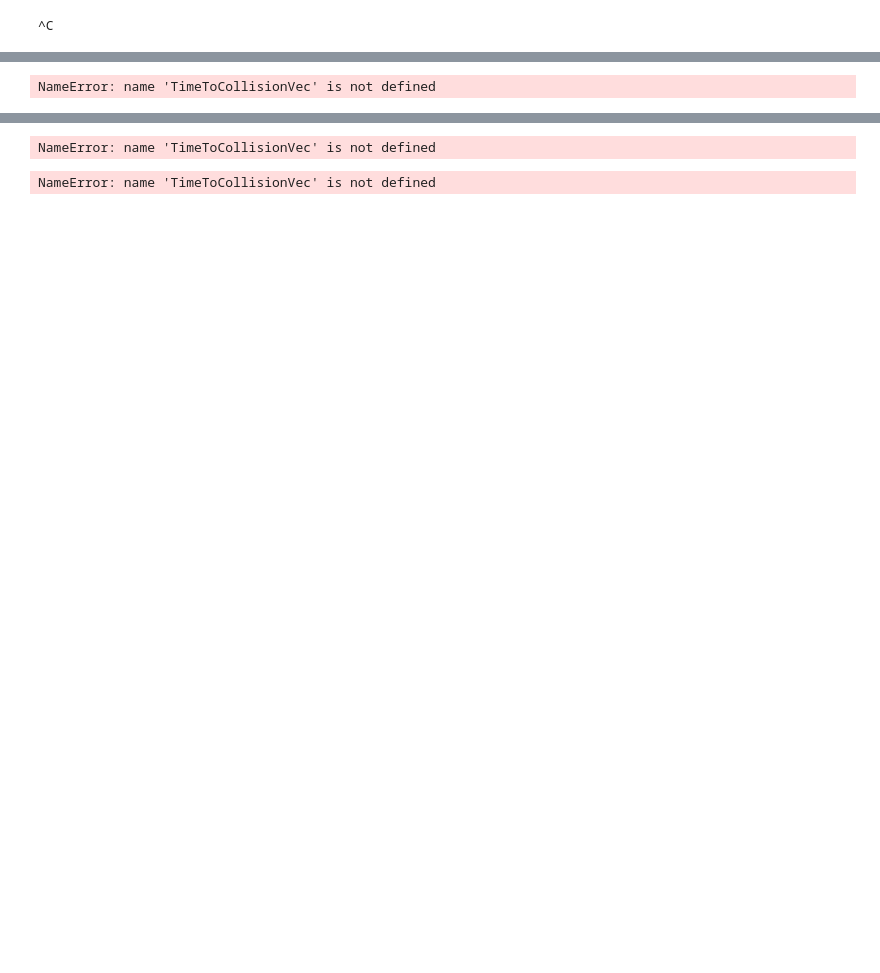
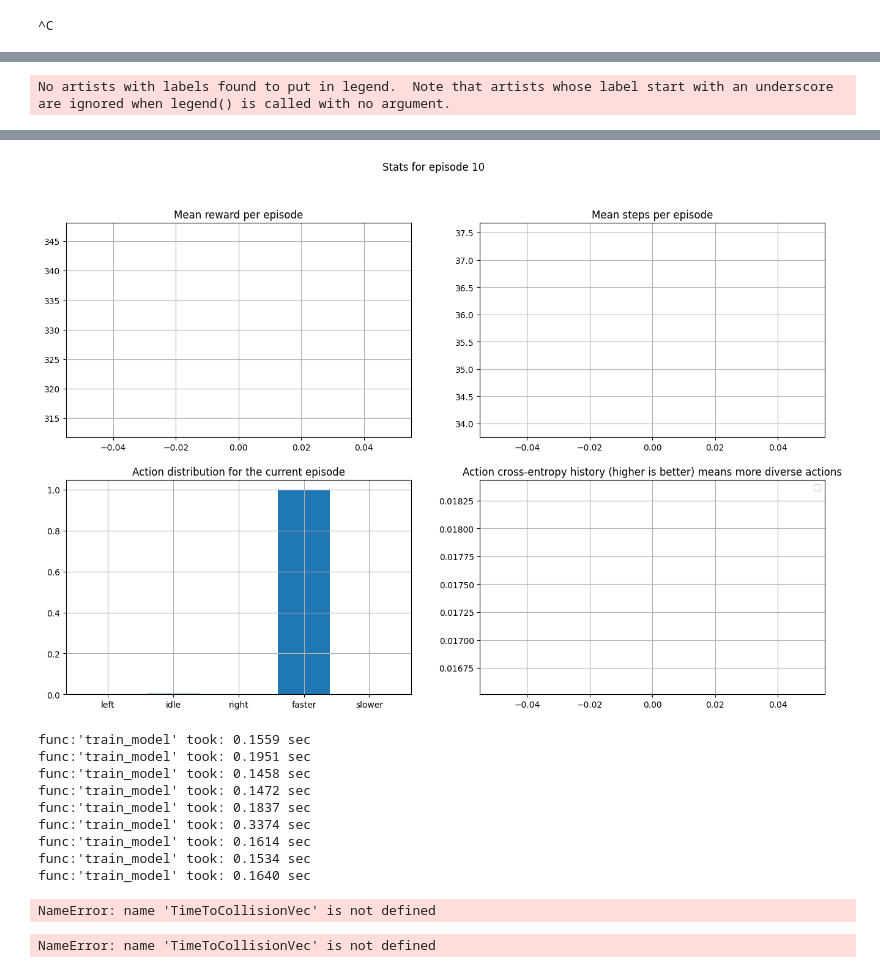
Before and after one commit to ontenkutsenko/RL_Autonomous_Driving, a Jupyter notebook: Individual Notebooks/mateus_testing_continuous_2.ipynb, the cells around one changed output, grey strips where cells are left out. Drawn from its saved outputs; the diff is of its cells as text; code cells hidden in the pictures; blank space fills up the shorter version.

```diff
--- a/Individual Notebooks/mateus_testing_continuous_2.ipynb
+++ b/Individual Notebooks/mateus_testing_continuous_2.ipynb
@@ -316,8 +318,8 @@ class DQNAgent:
     def create_model(self):
         if self.model_type == 'CNN':
             return CNN(self.env.obs_space_shape, self.env.action_space_size)
-        elif self.model_type == 'NN':
-            return NN(self.env.obs_space_shape, self.env.action_space_size)
+        elif self.model_type == 'NN_1':
+            return NN_1(self.env.obs_space_shape, self.env.action_space_size)
         elif self.model_type == 'CNN_2':
             return CNN_2(self.env.obs_space_shape, self.env.action_space_size)
         elif self.model_type == 'NN_2':
@@ -343,6 +345,8 @@ class DQNAgent:
         self.gamma, self.alpha = gamma, alpha
         self.current_episode, self.step = 0, 0
         self.mean_rw_history, self.mean_steps_history, self.loss_hist, self.action_distribution_history = [], [], [], []
+        self.current_best_reward = 0
+        self.action_crossentropy_hist = []
 
     def update_replay_memory(self, transition):
         self.replay_memory.extend(transition)
@@ -409,6 +413,7 @@ class DQNAgent:
           self.init()
 
         start_time = time.time()
+        tollerance_counter = 0
         for episode in tqdm(range(self.current_episode, episodes), unit='episode'):
             current_states = self.env.reset()
             self.current_episode += 1
@@ -435,14 +440,20 @@ class DQNAgent:
             self.loss_hist.append(loss) if loss is not None else None
 
             if self.current_episode % evaluation_freq == 0:
-                rewards_mean, steps_mean, action_distribution = self.evaluate_and_render(n_games=3, steps=200)
+                rewards_mean, steps_mean, action_distribution = self.evaluate(n_games=10, steps=120)
                 self.mean_rw_history.append(rewards_mean)
                 self.mean_steps_history.append(steps_mean)
                 self.action_distribution_history.append(action_distribution)
+                action_cross_entropy = -np.sum(action_distribution * np.log(action_distribution + 1e-6))
+                self.action_crossentropy_hist.append(action_cross_entropy)
 
                 # If the model is better than the previous best, save it
-                if len(self.mean_rw_history) > 1 and rewards_mean > max(self.mean_rw_history[:-1]):
+                if rewards_mean > self.current_best_reward:
                     self.model.save(f'models/{self.model_type}_best_{self.current_episode}_{np.random.randint(100000)}.h5')
+                    self.current_best_reward = rewards_mean
+
+                else:
+                    tollerance_counter += 1
 
                 clear_output(wait=True)
 
@@ -467,34 +478,30 @@ class DQNAgent:
                 plt.grid()
 
                 plt.subplot(2, 2, 4)
-                plt.title("Action distribution history for all episodes")
-                action_distribution_history = np.array(self.action_distribution_history)
-                for i in range(self.env.action_space_size):
-                    plt.plot(action_distribution_history[:, i], label=f'{action_names[i]}')
+                plt.title("Action cross-entropy history (higher is better) means more diverse actions")
+                plt.plot(self.action_crossentropy_hist)
+                plt.grid()
                 plt.legend()
-                plt.grid()
-
                 plt.show()
 
             # If the 10 last rewards didn't improve at all, stop training
-            if len(self.mean_rw_history) > tolerance and all([reward <= self.mean_rw_history[0] for reward in self.mean_rw_history[-tolerance:]]):
-                print(f'Stopping training because the rewards did not improve for the last {tolerance} episodes')
+            if tollerance_counter >= tolerance:
+                print(f'Tollerance reached! Stopping training at episode {self.current_episode}')
                 break
             self.decay_eps()
 
-    def evaluate(self, agent, n_games=3, steps=200, verbose=True):
+    def evaluate(self, n_games=3, steps=200, verbose=True):
         sim_freq, pol_freq, horizon = self.env.config['simulation_frequency'], self.env.config['policy_frequency'], self.env.horizon
-        ttc_vec_env = TimeToCollisionVec(num_envs=n_games, horizon=horizon, policy_frequency=pol_freq, simulation_frequency=sim_freq, render_mode=None)
+        ttc_vec_env = TimeToCollisionVec(num_envs=n_games, horizon=horizon, policy_frequency=pol_freq, simulation_frequency=sim_freq)
 
         print('Evaluating...') if verbose else None
         total_reward, finished_games = 0, 0
         obs = ttc_vec_env.reset()
         actions_hist = []
         for _ in range(steps):
-            actions = np.argmax(agent.get_qs(obs), axis=1)
+            actions = np.argmax(self.get_qs(obs), axis=1)
             actions_hist.extend(actions)
             obs, rewards_, dones, _ = ttc_vec_env.step(actions)
-            print(actions, rewards_)
             total_reward += rewards_.sum()
             finished_games += dones.sum()
 
@@ -508,7 +515,7 @@ class DQNAgent:
         return average_reward, average_steps, action_distribution
 
 
-    def evaluate_and_render(self, n_games=3, steps=300, verbose=True):
+    def evaluate_and_render(self, n_games=3, steps=200, verbose=True):
         sim_freq, pol_freq, horizon = self.env.config['simulation_frequency'], self.env.config['policy_frequency'], self.env.horizon
         ttc_env = TimeToCollision(policy_frequency=pol_freq,
                                   simulation_frequency=sim_freq,
@@ -609,18 +611,18 @@ agent_2 = DQNAgent(ttc_vec_2, model_type='NN_2')
 agent_2.init(
     epsilon=1,
     min_eps=0.01,
-    eps_decay=0.996,  #.998
+    eps_decay=0.995,  #.998
     gamma=0.99,
     alpha=0.10,
     replay_memory=50_000,  #50_000
     batch_size=64,   # 64
-    train_model_freq=20,
+    train_model_freq=10,
     update_weights_freq=200,
     min_replay_memory=1_000, # 1_000
 )
 
 agent_2.train(episodes=1_000,
-            episode_duration=70,
+            episode_duration=80,
             evaluation_freq=10)
 # %% [output]
-NameError: name 'TimeToCollisionVec' is not defined
+No artists with labels found to put in legend.  Note that artists whose label start with an underscore are ignored when legend() is called with no argument.
@@ -627,3 +631,13 @@ NameError: name 'TimeToCollisionVec' is not defined
+[figure, added]
+func:'train_model' took: 0.1559 sec
+func:'train_model' took: 0.1951 sec
+func:'train_model' took: 0.1458 sec
+func:'train_model' took: 0.1472 sec
+func:'train_model' took: 0.1837 sec
+func:'train_model' took: 0.3374 sec
+func:'train_model' took: 0.1614 sec
+func:'train_model' took: 0.1534 sec
+func:'train_model' took: 0.1640 sec
 # %%
 ttc_vec_3 = TimeToCollisionVec(num_envs=10,
                             horizon=5,
```
Also changed, not shown: parts of 4 cells of this notebook, 10 other files.
